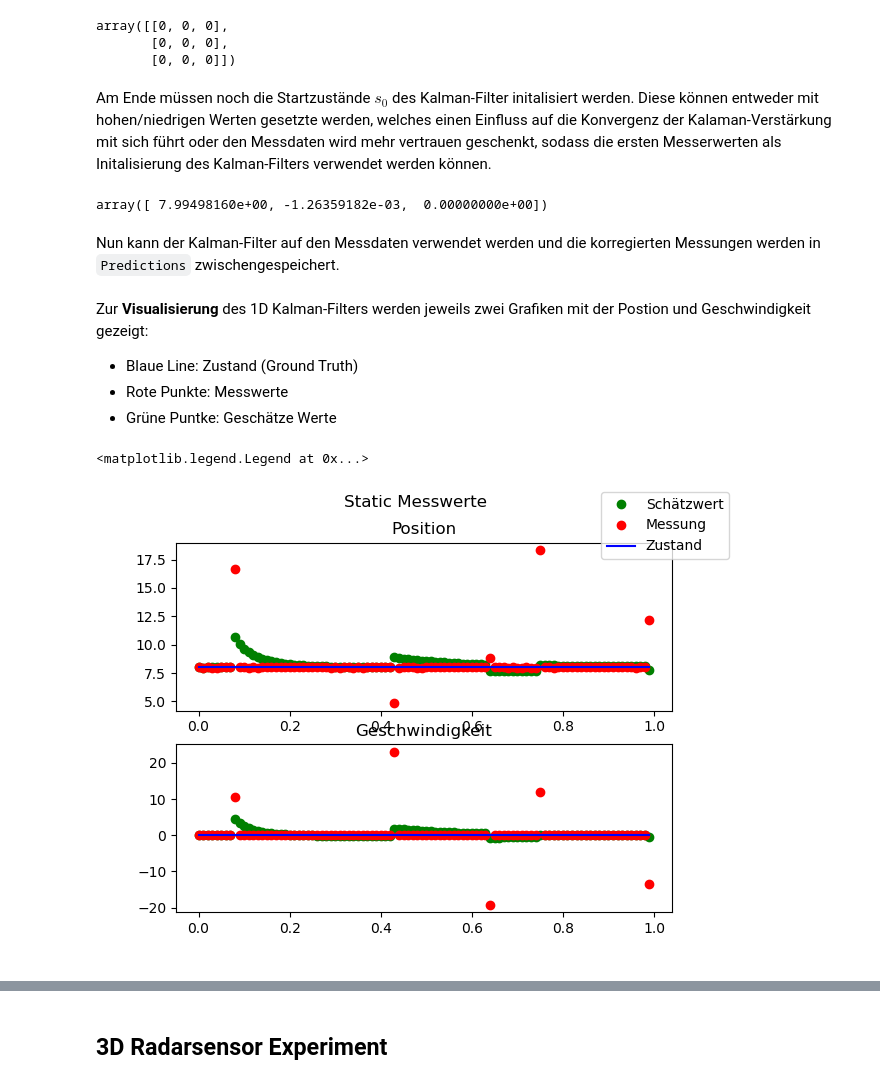
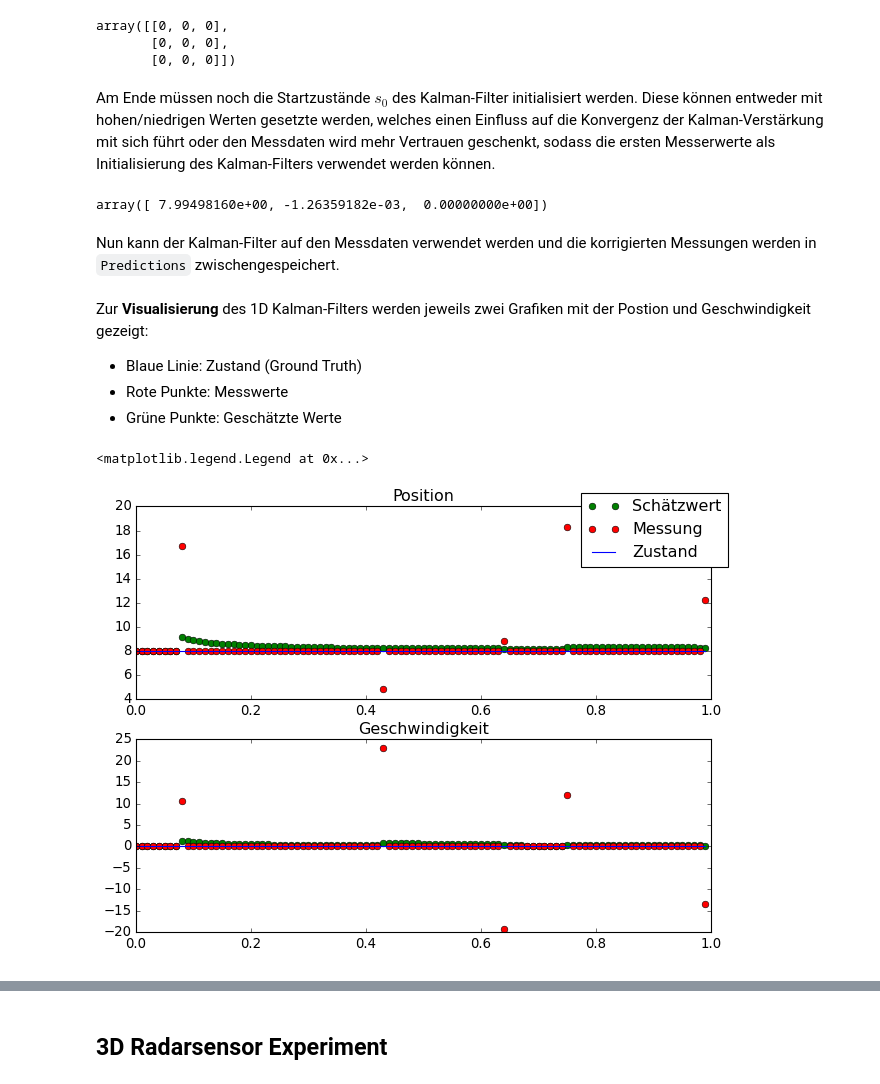
Before and after one commit to goseind/kalman-filter-dbscan, a Jupyter notebook: Abgabe/PML-Bericht.ipynb, the cells around one changed output, grey strips where cells are left out. Cells and saved outputs as stored; diff of their text form; code cells hidden in the pictures.

```diff
--- a/Abgabe/PML-Bericht.ipynb
+++ b/Abgabe/PML-Bericht.ipynb
@@ -54,6 +56,7 @@ from collections import deque
 from ipywidgets import *
 from collections import deque
 %matplotlib widget
+plt.style.use('classic')
 # %% [markdown]
 ## Einleitung <a name="p1"></a>
 # %% [markdown]
@@ -166,12 +169,12 @@ class KalmanFilter:
     def step(self, z):
         # Prediction
         s_hat_p = self.model @ self.s_hat
-        P_hat_p = self.model @ self.P_hat @ self.model.T + self.Q
+        self.P_hat_p = self.model @ self.P_hat @ self.model.T + self.Q
         # Calculate Kalman Gain
-        K = P_hat_p @ self.H.T @ np.linalg.inv(self.H @ P_hat_p @ self.H.T + self.R)
+        K = self.P_hat_p @ self.H.T @ np.linalg.inv(self.H @ self.P_hat_p @ self.H.T + self.R)
         # Update covariance of estimation error
         # self.P_hat = self.P_hat - K @ self.H @ self.P_hat
-        self.P_hat = (np.eye(len(self.s_hat)) - K @ self.H) @ P_hat_p
+        self.P_hat = (np.eye(len(self.s_hat)) - K @ self.H) @ self.P_hat_p
         # Improve estimate
         e_m_p = z - self.H @ s_hat_p
         self.s_hat = s_hat_p + K @ e_m_p
@@ -217,9 +220,9 @@ dt = \frac{1}{ Taktfrequenz}
 Bei einer Taktfrequenz von  $100 Hz$ führt dies zu folgendem Transitionsmodell:
 # %%
 dt = 1 / gen_1D.measurementRate # 100 Hz
-transition_model = np.array([[1, dt, dt /2],
-                            [0, 1,    dt  ],
-                            [0, 0,    1 ]])
+transition_model = np.array([[1, dt, dt/2],
+                            [0,   1, dt  ],
+                            [0,   0, dt ]])
 transition_model
 # %% [output]
 array([[1.   , 0.01 , 0.005],
@@ -304,14 +307,14 @@ array([[0, 0, 0],
        [0, 0, 0],
        [0, 0, 0]])
 # %% [markdown]
-Am Ende müssen noch die Startzustände $s_0$ des Kalman-Filter initalisiert werden. Diese können entweder mit hohen/niedrigen Werten gesetzte werden, welches einen Einfluss auf die Konvergenz der Kalaman-Verstärkung mit sich führt oder den Messdaten wird mehr vertrauen geschenkt, sodass die ersten Messerwerten als Initalisierung des Kalman-Filters verwendet werden können.
+Am Ende müssen noch die Startzustände $s_0$ des Kalman-Filter initialisiert werden. Diese können entweder mit hohen/niedrigen Werten gesetzte werden, welches einen Einfluss auf die Konvergenz der Kalman-Verstärkung mit sich führt oder den Messdaten wird mehr Vertrauen geschenkt, sodass die ersten Messerwerte als Initialisierung des Kalman-Filters verwendet werden können.
 # %%
 s0 = np.array([distValues[0], velValues[0], 0]) # initalisierung der Startwerte mit ersten Messwerten
 s0
 # %% [output]
 array([ 7.99498160e+00, -1.26359182e-03,  0.00000000e+00])
 # %% [markdown]
-Nun kann der Kalman-Filter auf den Messdaten verwendet werden und die korregierten Messungen werden in `Predictions` zwischengespeichert.
+Nun kann der Kalman-Filter auf den Messdaten verwendet werden und die korrigierten Messungen werden in `Predictions` zwischengespeichert.
 # %%
 kalmanFilter1D = KalmanFilter(s0, transition_model, H, Q, R)
 Predictions = [s0]
@@ -321,26 +324,26 @@ for i in range(1, np.size(timeAxis)):
     Predictions.append(pred)
 # %% [markdown]
 Zur **Visualisierung** des 1D Kalman-Filters werden jeweils zwei Grafiken mit der Postion und Geschwindigkeit gezeigt:
-* Blaue Line: Zustand (Ground Truth)
+* Blaue Linie: Zustand (Ground Truth)
 * Rote Punkte: Messwerte
-* Grüne Puntke: Geschätze Werte
+* Grüne Punkte: Geschätzte Werte
 # %%
-fig, axs = plt.subplots(2)
-fig.suptitle('Static Messwerte')
+fig, axs = plt.subplots(2,facecolor='w')
+fig.tight_layout()
 Predictions = np.array(Predictions)
 
 axs[0].set_title('Position')
 axs[1].set_title('Geschwindigkeit')
 kalman_1D_dist, = axs[0].plot(timeAxis, Predictions[:, 0], 'go',label="Schätzwert")
 kalman_1D_vel, = axs[1].plot(timeAxis, Predictions[:, 1], 'go')
 data_dist, = axs[0].plot(timeAxis, distValues, 'ro',label="Messung")
 data_vel, = axs[1].plot(timeAxis, velValues, 'ro')
 true_dist, = axs[0].plot(timeAxis, truthDistValues, 'b',label="Zustand")
 true_vel, = axs[1].plot(timeAxis, truthVelValues, 'b')
 fig.legend()
 # %% [output]
 <matplotlib.legend.Legend at 0x...>
-[figure, old version]
+[figure, new version]
 # %% [markdown]
 **Metrik** <a name="p341"></a>
 
```
Also changed, not shown: parts of 75 cells of this notebook.
